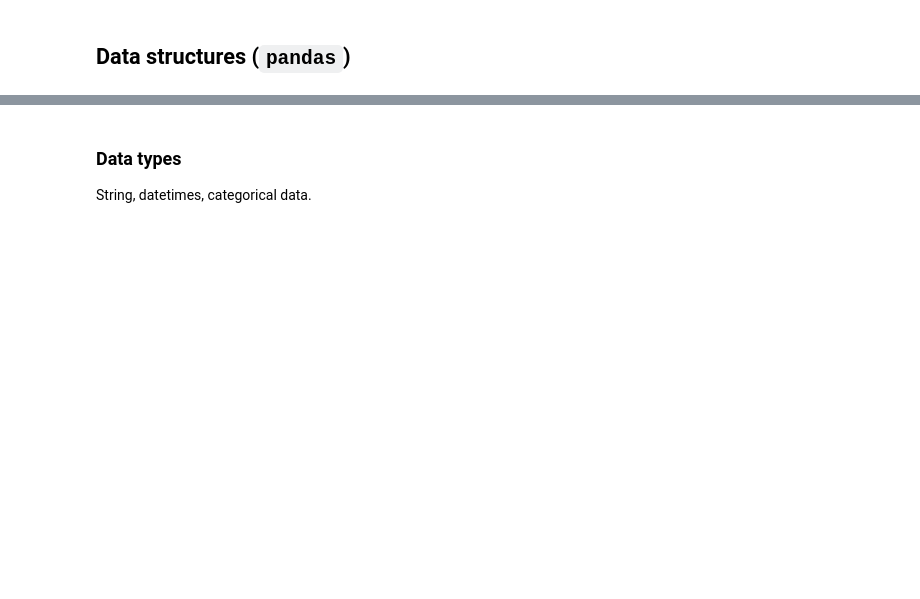
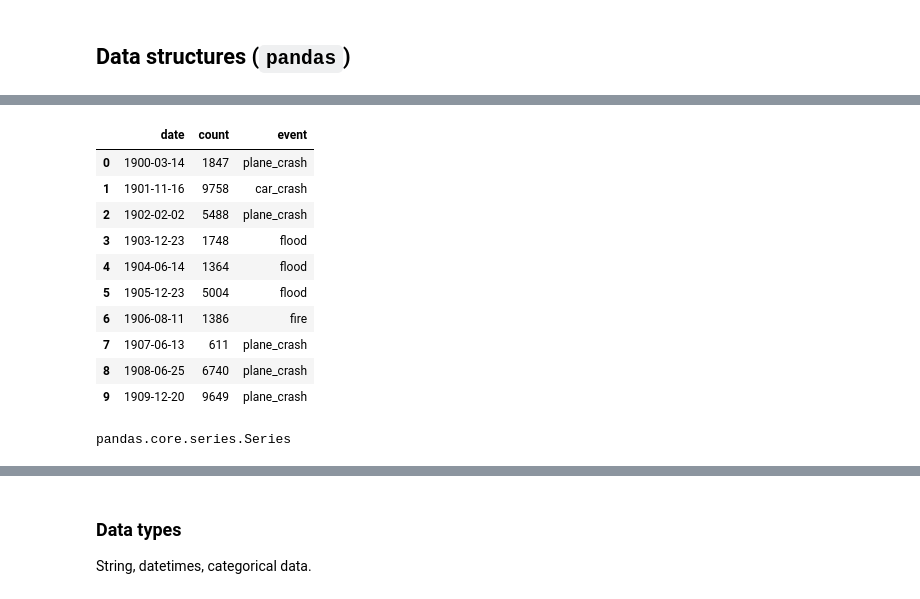
Before and after one commit to mromanello/ADA-DHOxSS, a Jupyter notebook: notebooks/2.1 Skills.ipynb, the cells around one changed output, grey strips where cells are left out. Cells and saved outputs as stored; diff of their text form; code cells hidden in the pictures; blank space fills up the shorter version.

```diff
--- a/notebooks/2.1 Skills.ipynb
+++ b/notebooks/2.1 Skills.ipynb
@@ -10,0 +15,2 @@ In this notebook we will:
+# %%
+i = 10
@@ -34,0 +593,32 @@ In this notebook we will:
+# %%
+# instead of a dictionary of lists, you can pass
+# directly a dictionary of `pandas.Series`. The result is the same.
+
+toy_df = pd.DataFrame(
+    {
+        "date": pd.to_datetime(date_series),
+        "count": count_series,
+        "event": Series(events)
+    }
+)
+# %%
+toy_df
+# %% [output]
+|  | date | count | event |
+| 0 | 1900-03-14 | 1847 | plane_crash |
+| 1 | 1901-11-16 | 9758 | car_crash |
+| 2 | 1902-02-02 | 5488 | plane_crash |
+| 3 | 1903-12-23 | 1748 | flood |
+| 4 | 1904-06-14 | 1364 | flood |
+| 5 | 1905-12-23 | 5004 | flood |
+| 6 | 1906-08-11 | 1386 | fire |
+| 7 | 1907-06-13 | 611 | plane_crash |
+| 8 | 1908-06-25 | 6740 | plane_crash |
+| 9 | 1909-12-20 | 9649 | plane_crash |
+# %%
+# a df is a collection of series
+# each column is a series
+
+type(toy_df.date)
+# %% [output]
+pandas.core.series.Series
```
Also changed, not shown: parts of 215 cells of this notebook.
